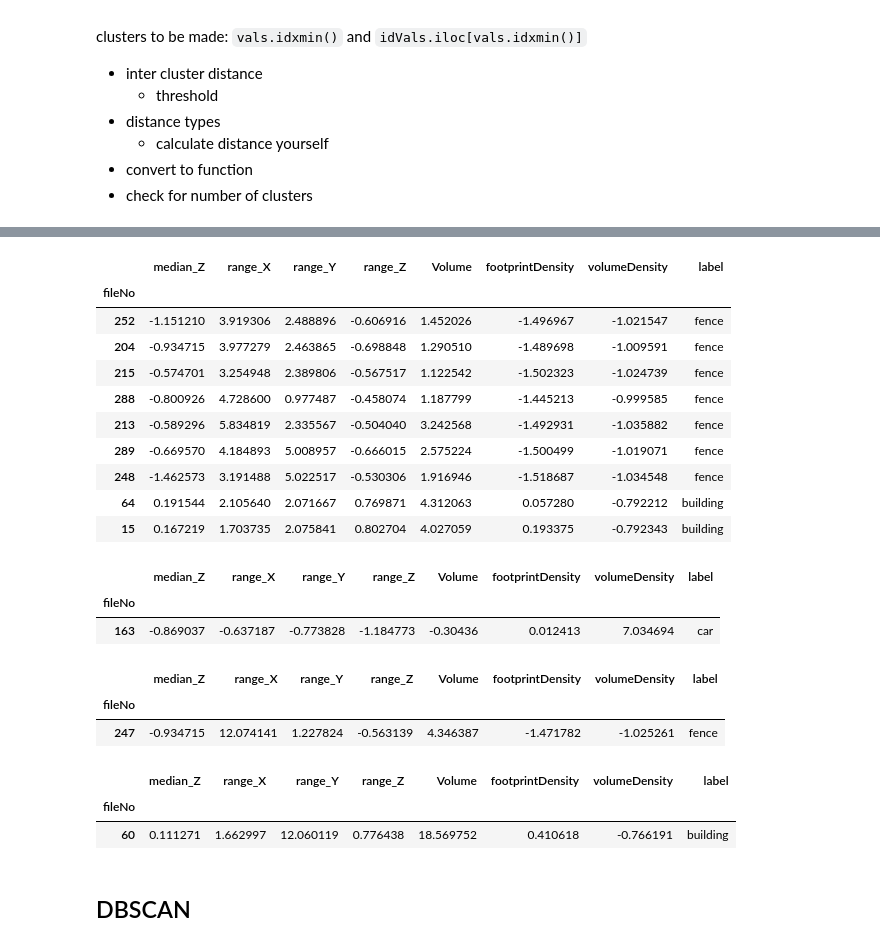
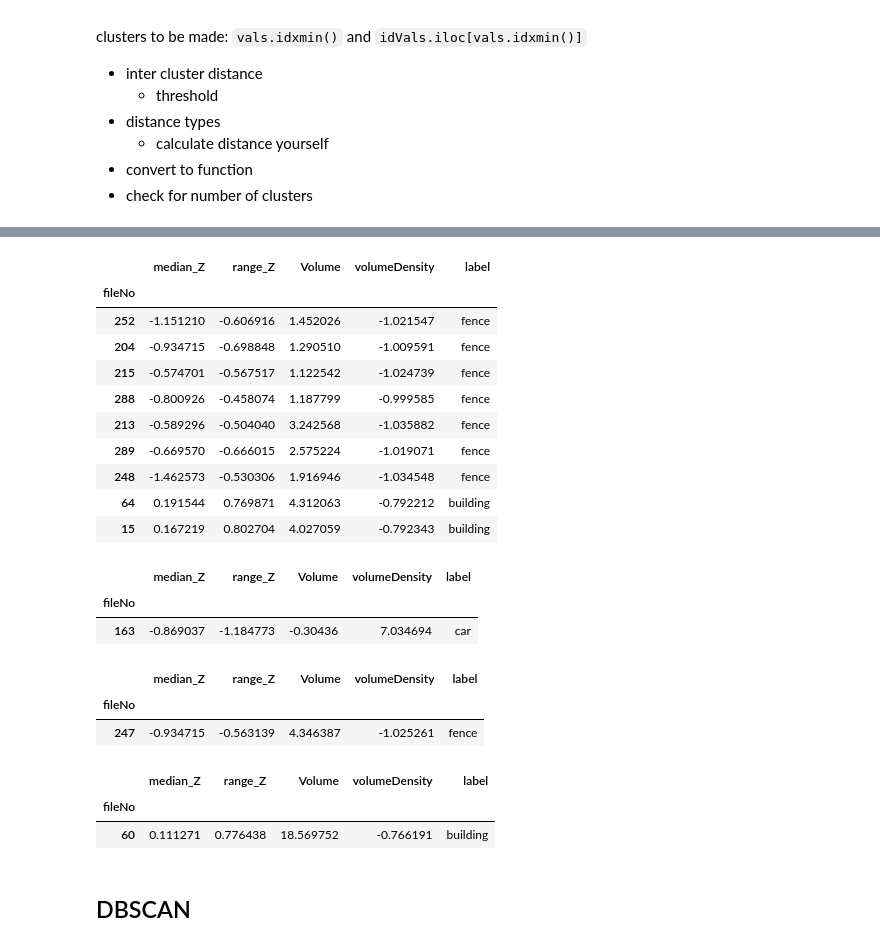
Before and after one commit to pratyush1611/GEO5017_Assignments, a Jupyter notebook: asg01.ipynb, the cells around one changed output, grey strips where cells are left out. Cells and saved outputs as stored; diff of their text form; code cells hidden in the pictures.

```diff
--- a/asg01.ipynb
+++ b/asg01.ipynb
@@ -404,6 +405,6 @@ clustCheck
 # %%
-clustCheck = hierarchical(standardFeatureDF)
-clustersList = clustCheck[list(clustCheck.keys())[-1]]["fullnodes"]
+clsCheck = hierarchy(standardFeatureDF)
+clsList = clsCheck[list(clsCheck.keys())[-1]]["fullnodes"]
 
 def flatten(l):
     try:
@@ -412,11 +413,11 @@ def flatten(l):
         return []
 
 # clusters are hardcoded in the following variables
-cluster1Indices = flatten(clustersList[0][0][0][0])
-cluster2Indices = flatten(clustersList[0][0][0][1])
-cluster3Indices = flatten(clustersList[0][0][1])
-cluster4Indices = flatten(clustersList[0][1])
-cluster5Indices = flatten(clustersList[1])
+cls1Indices = flatten(clsList[0][0][0][0])
+clsIndices = flatten(clsList[0][0][0][1])
+cls3Indices = flatten(clsList[0][0][1])
+cls4Indices = flatten(clsList[0][1])
+cls5Indices = flatten(clsList[1])
 
-
-HeirarchicalClusters = [standardFeatureDF.loc[i] for i in [cluster1Indices,cluster2Indices,cluster3Indices,cluster4Indices,cluster5Indices] ]
+hierarchy_cls = [standardFeatureDF.loc[i] for i in [cluster1Indices,cluster2Indices,cluster3Indices,cluster4Indices,cluster5Indices] ]
+hierarchy_cls
@@ -440,35 +459,35 @@ HeirarchicalClusters[0]
 # %%
-HeirarchicalClusters[1]
+hierarchy_cls[1]
 # %% [output]
-|  | median_Z | range_X | range_Y | range_Z | Volume | footprintDensity | volumeDensity | label |
-| fileNo |  |  |  |  |  |  |  |  |
-| 252 | -1.151210 | 3.919306 | 2.488896 | -0.606916 | 1.452026 | -1.496967 | -1.021547 | fence |
-| 204 | -0.934715 | 3.977279 | 2.463865 | -0.698848 | 1.290510 | -1.489698 | -1.009591 | fence |
-| 215 | -0.574701 | 3.254948 | 2.389806 | -0.567517 | 1.122542 | -1.502323 | -1.024739 | fence |
-| 288 | -0.800926 | 4.728600 | 0.977487 | -0.458074 | 1.187799 | -1.445213 | -0.999585 | fence |
-| 213 | -0.589296 | 5.834819 | 2.335567 | -0.504040 | 3.242568 | -1.492931 | -1.035882 | fence |
-| 289 | -0.669570 | 4.184893 | 5.008957 | -0.666015 | 2.575224 | -1.500499 | -1.019071 | fence |
-| 248 | -1.462573 | 3.191488 | 5.022517 | -0.530306 | 1.916946 | -1.518687 | -1.034548 | fence |
-| 64 | 0.191544 | 2.105640 | 2.071667 | 0.769871 | 4.312063 | 0.057280 | -0.792212 | building |
-| 15 | 0.167219 | 1.703735 | 2.075841 | 0.802704 | 4.027059 | 0.193375 | -0.792343 | building |
+|  | median_Z | range_Z | Volume | volumeDensity | label |
+| fileNo |  |  |  |  |  |
+| 252 | -1.151210 | -0.606916 | 1.452026 | -1.021547 | fence |
+| 204 | -0.934715 | -0.698848 | 1.290510 | -1.009591 | fence |
+| 215 | -0.574701 | -0.567517 | 1.122542 | -1.024739 | fence |
+| 288 | -0.800926 | -0.458074 | 1.187799 | -0.999585 | fence |
+| 213 | -0.589296 | -0.504040 | 3.242568 | -1.035882 | fence |
+| 289 | -0.669570 | -0.666015 | 2.575224 | -1.019071 | fence |
+| 248 | -1.462573 | -0.530306 | 1.916946 | -1.034548 | fence |
+| 64 | 0.191544 | 0.769871 | 4.312063 | -0.792212 | building |
+| 15 | 0.167219 | 0.802704 | 4.027059 | -0.792343 | building |
 # %%
-HeirarchicalClusters[2]
+hierarchy_cls[2]
 # %% [output]
-|  | median_Z | range_X | range_Y | range_Z | Volume | footprintDensity | volumeDensity | label |
-| fileNo |  |  |  |  |  |  |  |  |
-| 163 | -0.869037 | -0.637187 | -0.773828 | -1.184773 | -0.30436 | 0.012413 | 7.034694 | car |
+|  | median_Z | range_Z | Volume | volumeDensity | label |
+| fileNo |  |  |  |  |  |
+| 163 | -0.869037 | -1.184773 | -0.30436 | 7.034694 | car |
 # %%
-HeirarchicalClusters[3]
+hierarchy_cls[3]
 # %% [output]
-|  | median_Z | range_X | range_Y | range_Z | Volume | footprintDensity | volumeDensity | label |
-| fileNo |  |  |  |  |  |  |  |  |
-| 247 | -0.934715 | 12.074141 | 1.227824 | -0.563139 | 4.346387 | -1.471782 | -1.025261 | fence |
+|  | median_Z | range_Z | Volume | volumeDensity | label |
+| fileNo |  |  |  |  |  |
+| 247 | -0.934715 | -0.563139 | 4.346387 | -1.025261 | fence |
 # %%
-HeirarchicalClusters[4]
+hierarchy_cls[4]
 # %% [output]
-|  | median_Z | range_X | range_Y | range_Z | Volume | footprintDensity | volumeDensity | label |
-| fileNo |  |  |  |  |  |  |  |  |
-| 60 | 0.111271 | 1.662997 | 12.060119 | 0.776438 | 18.569752 | 0.410618 | -0.766191 | building |
+|  | median_Z | range_Z | Volume | volumeDensity | label |
+| fileNo |  |  |  |  |  |
+| 60 | 0.111271 | 0.776438 | 18.569752 | -0.766191 | building |
 # %% [markdown]
 ## DBSCAN
 # %%
```
Also changed, not shown: parts of 11 cells of this notebook.
